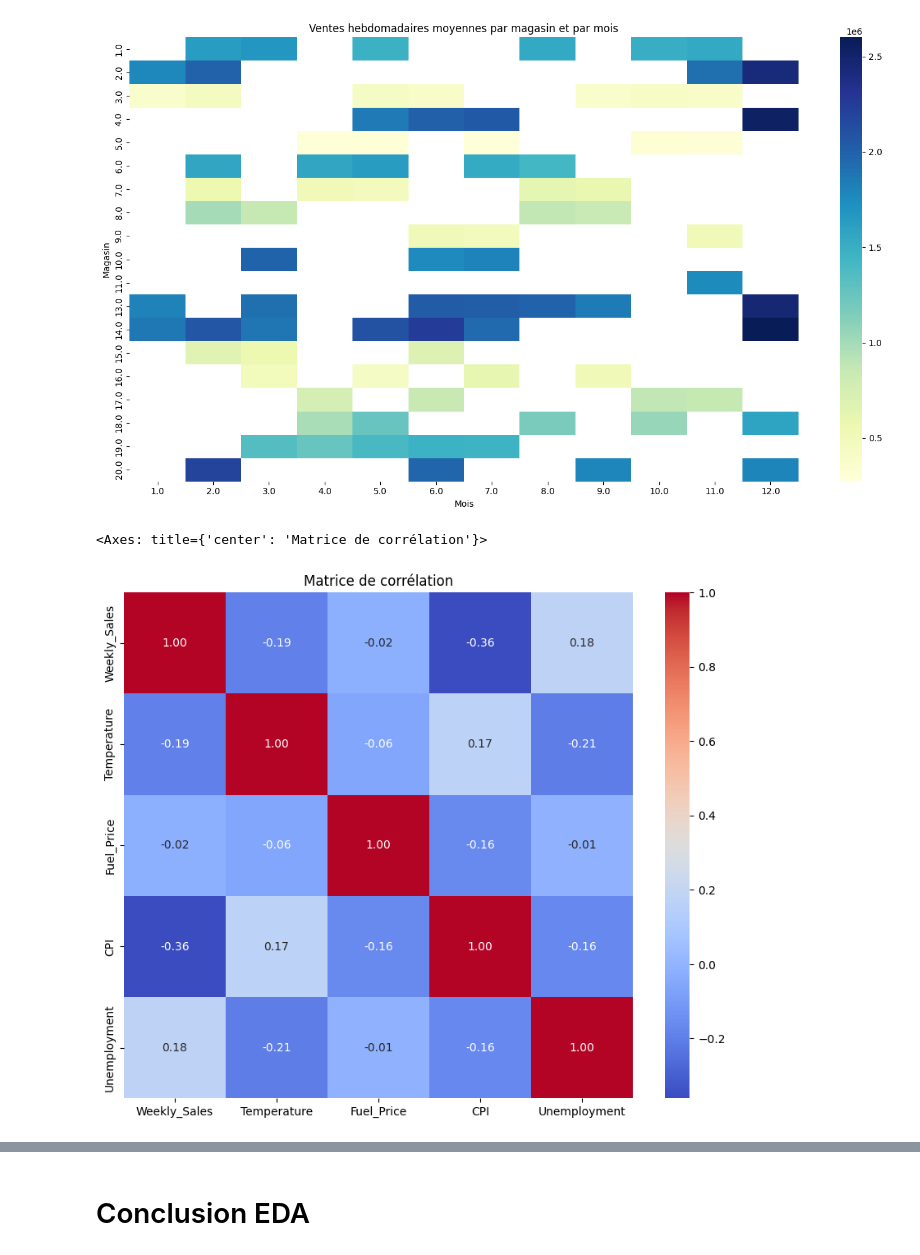
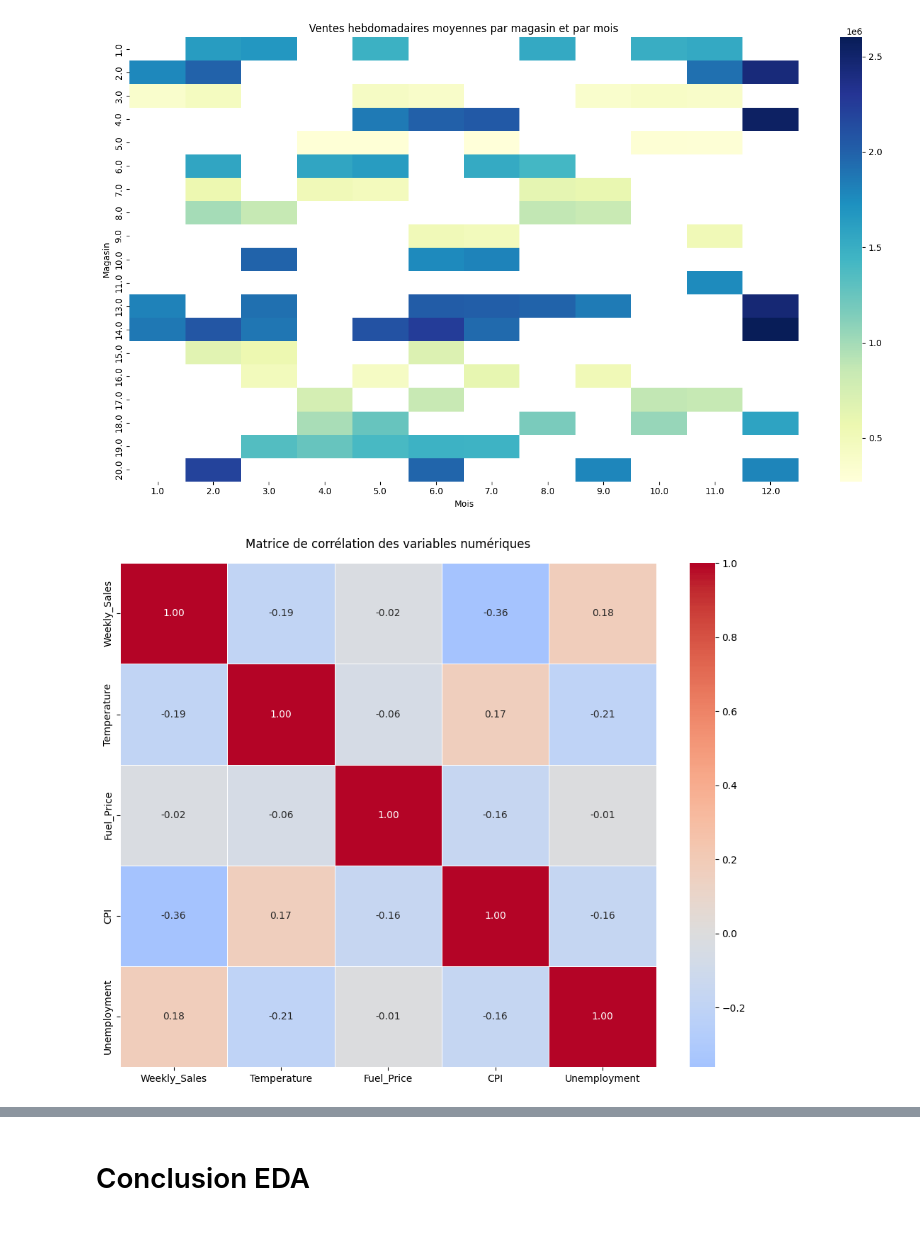
Before and after one commit to adrianavav7-hue/analyse-prediction-ventes-walmart, a Jupyter notebook: walmart_store_sales.ipynb, the cells around one changed output, grey strips where cells are left out. Cells and saved outputs as stored; diff of their text form; code cells hidden in the pictures.

Commit message:
Update : rajout d'un graphique

```diff
--- a/walmart_store_sales.ipynb
+++ b/walmart_store_sales.ipynb
@@ -484,13 +484,24 @@ plt.show()
 # %%
 # Visualisation de la matrice de corrélation entre les variables numériques
 
 plt.figure(figsize=(10, 8))
 correlation_matrix = df[['Weekly_Sales', 'Temperature', 'Fuel_Price', 'CPI', 'Unemployment']].corr()
 plt.title('Matrice de corrélation')
-sns.heatmap(correlation_matrix, annot=True, cmap='coolwarm', fmt=".2f")
+
+sns.heatmap(
+    correlation_matrix,
+    annot=True,
+    cmap='coolwarm',
+    fmt=".2f",
+    center=0,
+    linewidths=0.5
+)
+
+plt.title('Matrice de corrélation des variables numériques', pad=15)
+plt.tight_layout()
+plt.show()
 # %% [output]
-<Axes: title={'center': 'Matrice de corrélation'}>
-[figure, old version]
+[figure, new version]
 # %%
 # Calcul des corrélations entre les ventes hebdomadaires et le chômage par magasin
 
```
Also changed, not shown: parts of 2 cells of this notebook.
